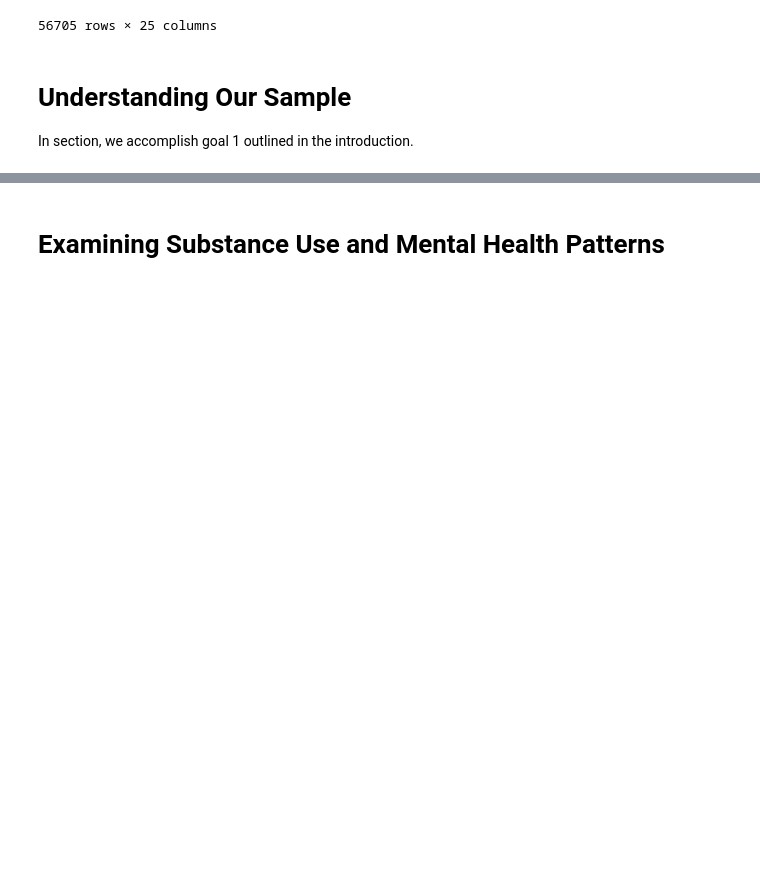
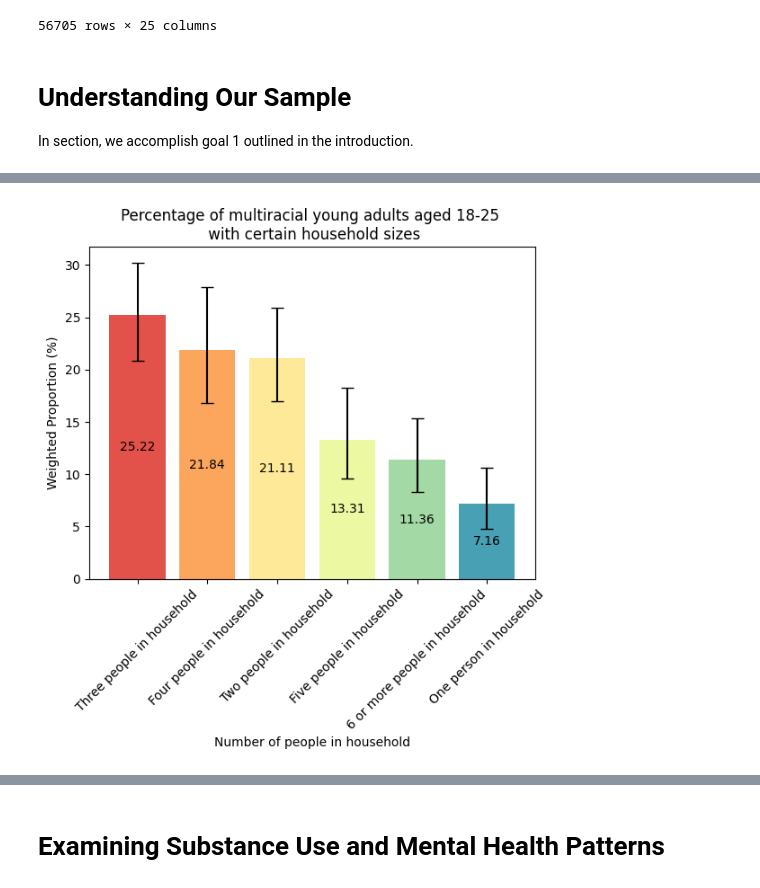
Before and after one commit to Platt-John/John-Platt-DA-401-Project, a Jupyter notebook: code/DA_401_Data_Exploration.ipynb, the cells around one changed output, grey strips where cells are left out. Cells and saved outputs as stored; diff of their text form; code cells hidden in the pictures; blank space fills up the shorter version.

```diff
--- a/code/DA_401_Data_Exploration.ipynb
+++ b/code/DA_401_Data_Exploration.ipynb
@@ -74,0 +138,5 @@ create_relbarplot(df,"Highest Education Obtained",45,"Percentage of multiracial
+# %%
+#Examine household size frequencies among multiracial young adults aged 18-25
+rel_freq_barplot(nsduh_2023,'IRHHSIZ2','Number of people in household',45,"Percentage of multiracial young adults aged 18-25 \n with certain household sizes")
+# %% [output]
+[figure, added]
```
Also changed, not shown: parts of 7 cells of this notebook.
